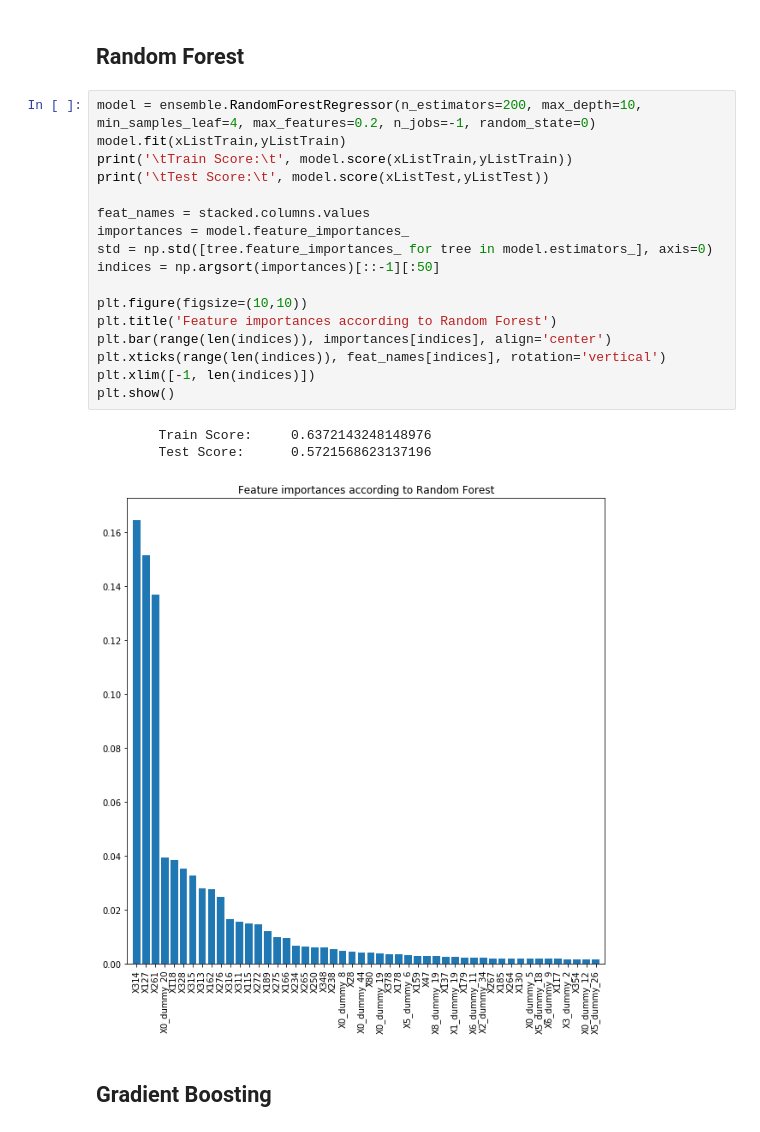
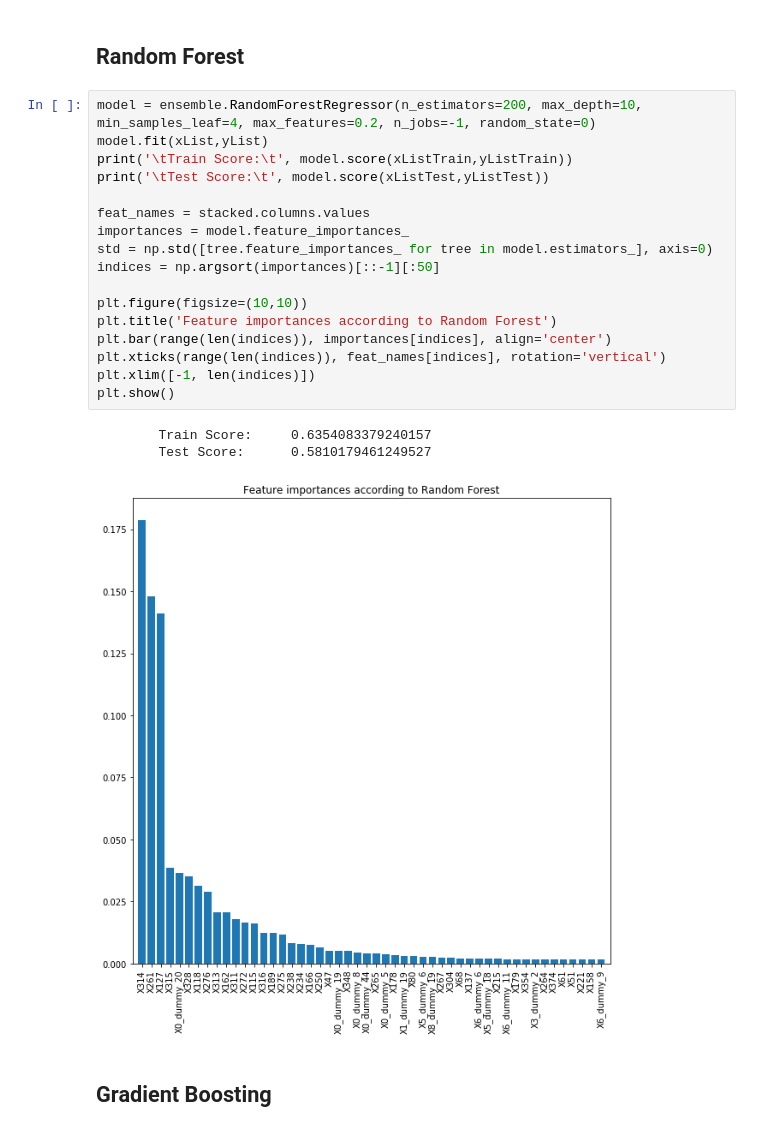
Before and after one commit to adilkhan49/Kaggle-Competitions, a Jupyter notebook: Merc.ipynb, the cells around one changed output. Drawn from its saved outputs; the diff is of its cells as text.

```diff
--- a/Merc.ipynb
+++ b/Merc.ipynb
@@ -184,25 +184,25 @@ X21
 ## Random Forest
 # %%
 model = ensemble.RandomForestRegressor(n_estimators=200, max_depth=10, min_samples_leaf=4, max_features=0.2, n_jobs=-1, random_state=0)
-model.fit(xListTrain,yListTrain)
+model.fit(xList,yList)
 print('\tTrain Score:\t', model.score(xListTrain,yListTrain))
 print('\tTest Score:\t', model.score(xListTest,yListTest))
 
 feat_names = stacked.columns.values
 importances = model.feature_importances_
 std = np.std([tree.feature_importances_ for tree in model.estimators_], axis=0)
 indices = np.argsort(importances)[::-1][:50]
 
 plt.figure(figsize=(10,10))
 plt.title('Feature importances according to Random Forest')
 plt.bar(range(len(indices)), importances[indices], align='center')
 plt.xticks(range(len(indices)), feat_names[indices], rotation='vertical')
 plt.xlim([-1, len(indices)])
 plt.show()
 # %% [output]
-        Train Score:     0.6372143248148976
-        Test Score:      0.5721568623137196
+        Train Score:     0.6354083379240157
+        Test Score:      0.5810179461249527
-[figure, old version]
+[figure, new version]
 # %% [markdown]
 ## Gradient Boosting
 # %%
```
Also changed, not shown: parts of 16 cells of this notebook.
